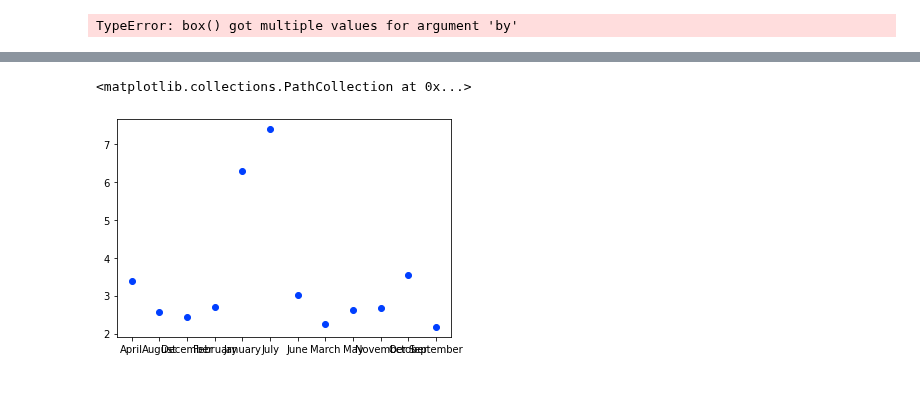
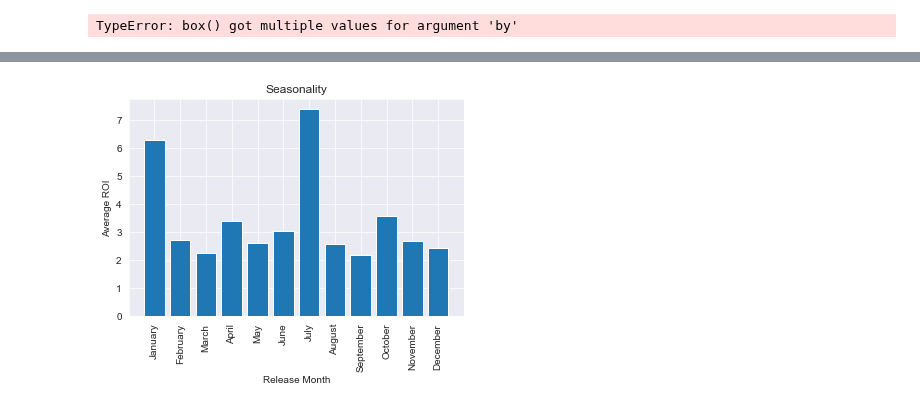
Before and after one commit to ZenBurrito/Phase-1Project, a Jupyter notebook: final_merge-DBcopy.ipynb, the cells around one changed output, grey strips where cells are left out. Cells and saved outputs as stored; diff of their text form; code cells hidden in the pictures.

```diff
--- a/final_merge-DBcopy.ipynb
+++ b/final_merge-DBcopy.ipynb
@@ -652,4 +653,5 @@ df_merge.groupby(by='month').mean().reset_index()
 # %%
 df_merge_month = df_merge.groupby(by='month_name').mean().reset_index()
+df_merge_month = df_merge_month.sort_values(by = 'month')
 df_merge_month
 # %% [output]
@@ -657,10 +671,12 @@ NameError: name 'df_merge' is not defined
 # %%
 fig_month, ax = plt.subplots()
 import seaborn as sns
 
-#sns.set_style()
-plt.style.use('seaborn-bright')
-plt.scatter(df_merge_month['month_name'], df_merge_month['ROI'])
+sns.set_style('darkgrid')
+ax.bar(df_merge_month['month_name'], df_merge_month['ROI'])
+plt.xticks(rotation = 90);
+plt.title('Seasonality')
+plt.xlabel('Release Month')
+plt.ylabel('Average ROI');
 # %% [output]
-<matplotlib.collections.PathCollection at 0x...>
-[figure, old version]
+[figure, new version]
```
Also changed, not shown: parts of 12 cells of this notebook, 1 other file.
